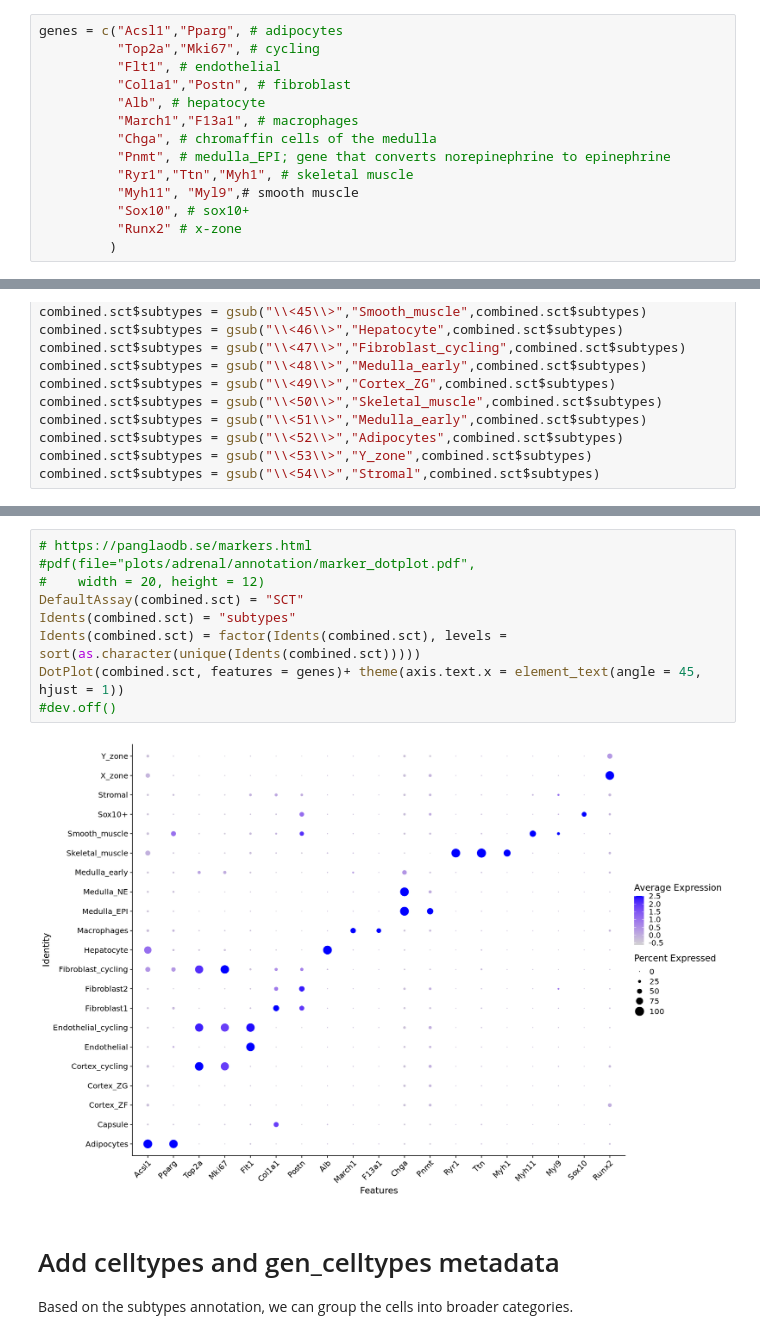
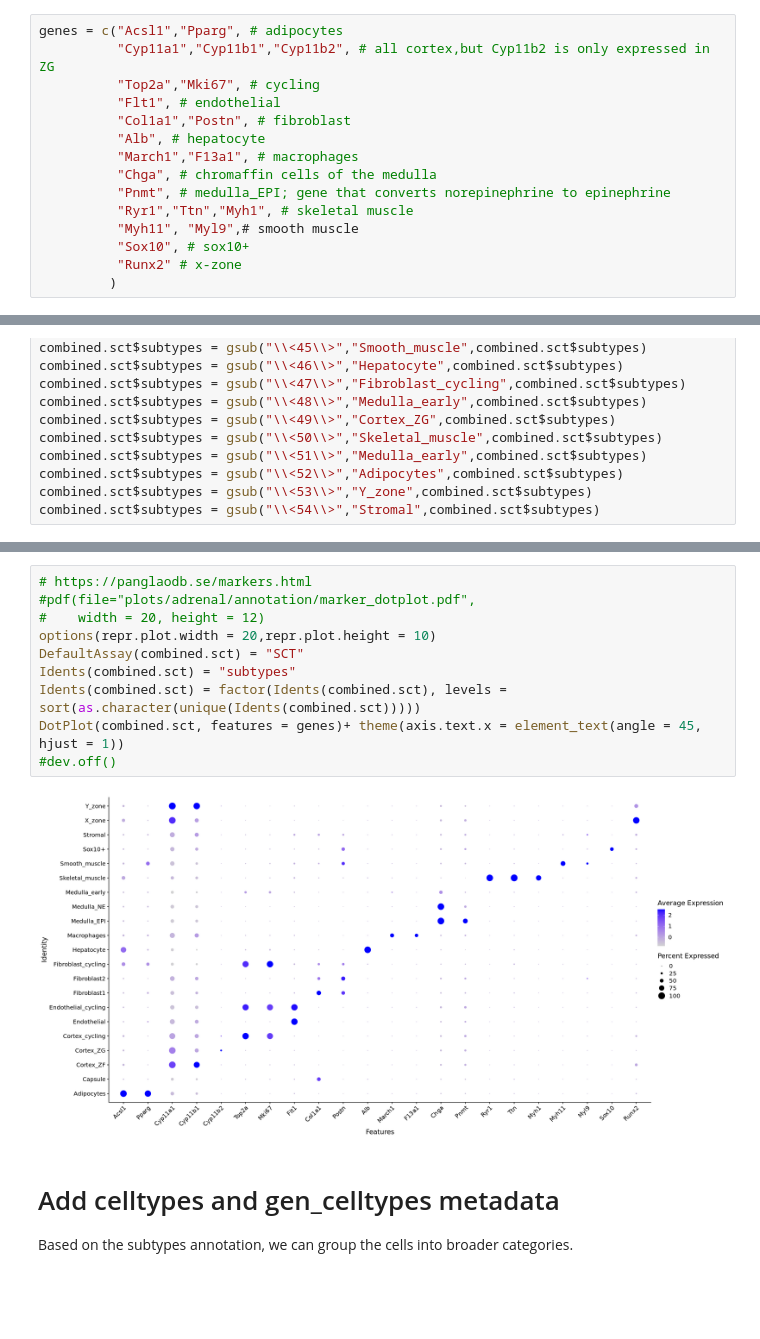
Before and after one commit to erebboah/enc4_mouse, a Jupyter notebook: snrna/scripts/ADR_snRNA.ipynb, the cells around one changed output, grey strips where cells are left out. Drawn from its saved outputs; the diff is of its cells as text; blank space fills up the shorter version.

```diff
--- a/snrna/scripts/ADR_snRNA.ipynb
+++ b/snrna/scripts/ADR_snRNA.ipynb
@@ -250,6 +254,7 @@ png
 ### Dot plot of marker genes
 # %%
 genes = c("Acsl1","Pparg", # adipocytes
+          "Cyp11a1","Cyp11b1","Cyp11b2", # all cortex,but Cyp11b2 is only expressed in ZG
           "Top2a","Mki67", # cycling
           "Flt1", # endothelial
           "Col1a1","Postn", # fibroblast
@@ -382,14 +376,15 @@ DimPlot(combined.sct, reduction = "umap",
 # %%
 # https://panglaodb.se/markers.html
 #pdf(file="plots/adrenal/annotation/marker_dotplot.pdf",
 #    width = 20, height = 12)
+options(repr.plot.width = 20,repr.plot.height = 10)
 DefaultAssay(combined.sct) = "SCT"
 Idents(combined.sct) = "subtypes"
 Idents(combined.sct) = factor(Idents(combined.sct), levels = sort(as.character(unique(Idents(combined.sct)))))
 DotPlot(combined.sct, features = genes)+ theme(axis.text.x = element_text(angle = 45, hjust = 1))
 #dev.off()
 # %% [output]
-[figure, old version]
+[figure, new version]
 # %% [markdown]
 # Add celltypes and gen_celltypes metadata
 Based on the subtypes annotation, we can group the cells into broader categories.
```
Also changed, not shown: parts of 7 cells of this notebook, 2 other files.
